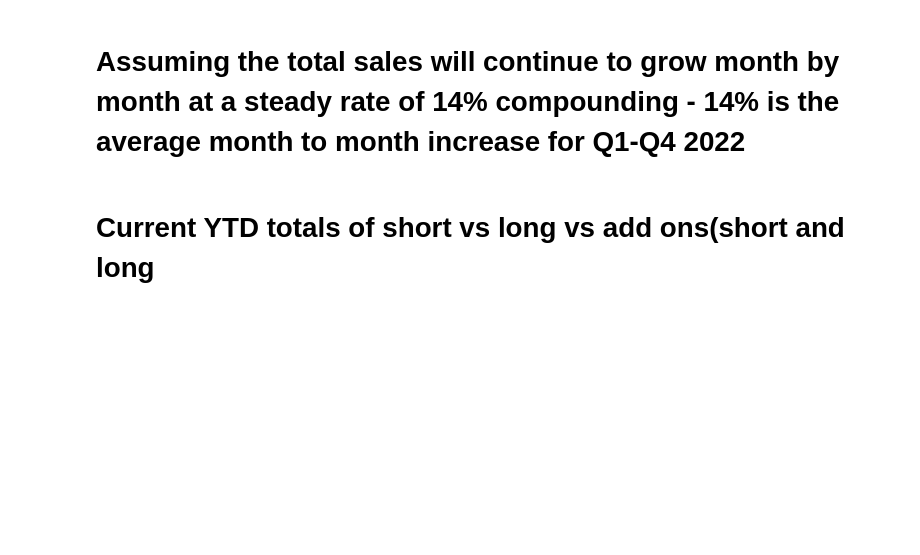
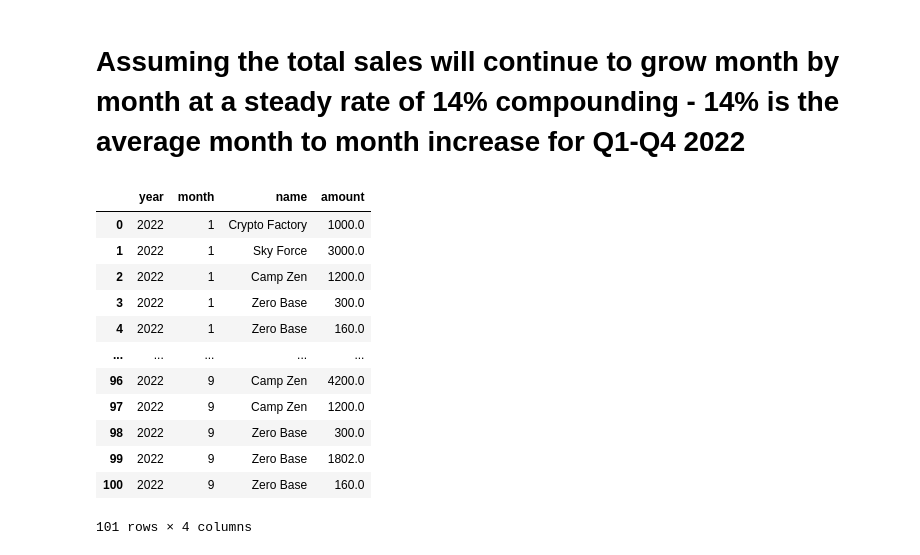
Before and after one commit to njw27/codi_pres, a Jupyter notebook: codi_nb.ipynb, the cells around one changed output. Saved outputs shown, nothing was run; the diff lists cells and outputs as text; code cells hidden in the pictures; blank space fills up the shorter version.

```diff
--- a/codi_nb.ipynb
+++ b/codi_nb.ipynb
@@ -1251,5 +1251,23 @@ figs to have
 ## Assuming value of short term addons is always .72% of long term add ons
 # %% [markdown]
 # Assuming the total sales will continue to grow month by month at a steady rate of 14% compounding - 14% is the average month to month increase for Q1-Q4 2022
-# %% [markdown]
-# Current YTD totals of short vs long vs add ons(short and long
+# %%
+framed_addon2 = framed_addon.reset_index()
+framed_addon2 = framed_addon2[framed_addon2["month"]<=9]
+framed_addon2 = framed_addon2[framed_addon2["year"]<=2022]
+lt_addons_q3 = framed_addon2[["year", "month", "name", "amount"]]
+lt_addons_q3
+# %% [output]
+|  | year | month | name | amount |
+| 0 | 2022 | 1 | Crypto Factory | 1000.0 |
+| 1 | 2022 | 1 | Sky Force | 3000.0 |
+| 2 | 2022 | 1 | Camp Zen | 1200.0 |
+| 3 | 2022 | 1 | Zero Base | 300.0 |
+| 4 | 2022 | 1 | Zero Base | 160.0 |
+| ... | ... | ... | ... | ... |
+| 96 | 2022 | 9 | Camp Zen | 4200.0 |
+| 97 | 2022 | 9 | Camp Zen | 1200.0 |
+| 98 | 2022 | 9 | Zero Base | 300.0 |
+| 99 | 2022 | 9 | Zero Base | 1802.0 |
+| 100 | 2022 | 9 | Zero Base | 160.0 |
+101 rows × 4 columns
```
Also changed, not shown: parts of 4 cells of this notebook, 1 other file.
